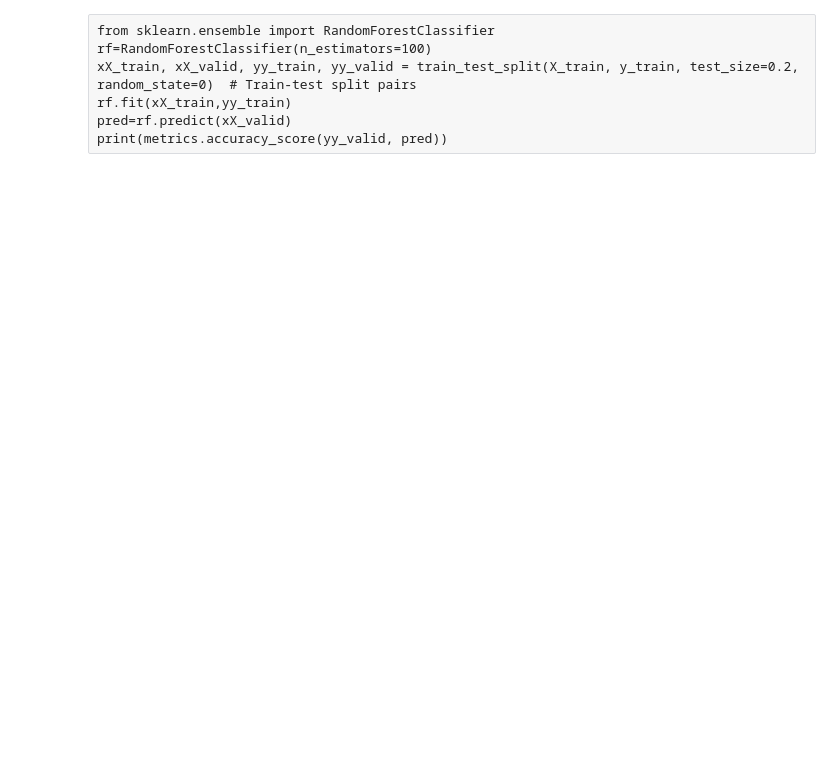
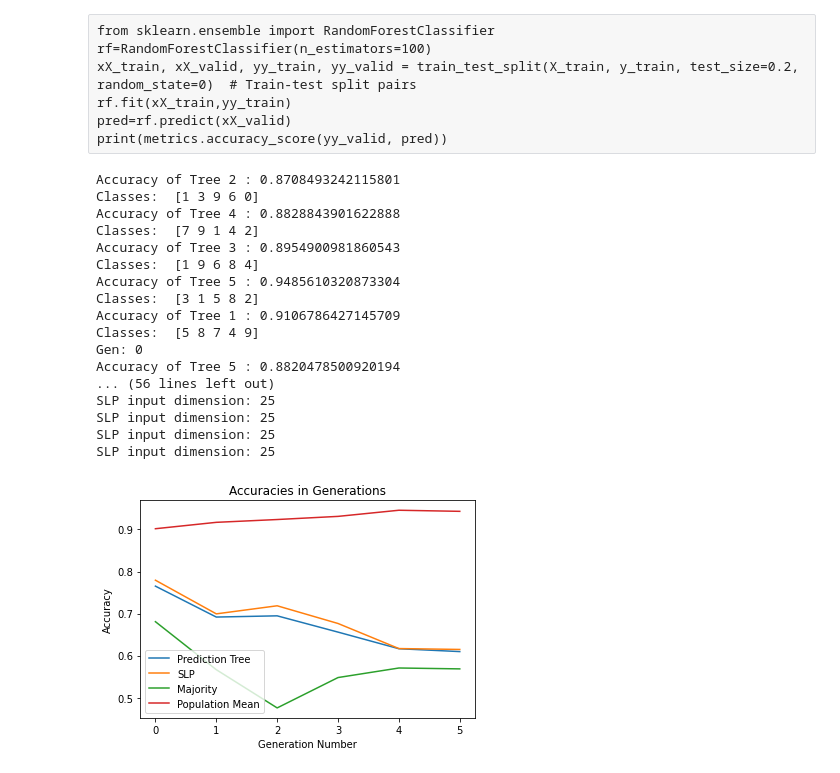
Before and after one commit to ArmanHZ/CS_454_Project, a Jupyter notebook: slp_decision_tree.ipynb, the cells around one changed output. Cells and saved outputs as stored; diff of their text form; code cells hidden in the pictures; blank space fills up the shorter version.

Commit message:
model analysis added

```diff
--- a/slp_decision_tree.ipynb
+++ b/slp_decision_tree.ipynb
@@ -391,6 +439,28 @@ print(metrics.accuracy_score(yy_valid, pred))
 m_X_train, m_X_test, m_y_train, m_y_test = mnist_dataset_read('Datasets/MNIST')
 fm_X_train, fm_X_test, fm_y_train, fm_y_test = mnist_dataset_read('Datasets/Fashion_MNIST')
 cf_X_train, cf_y_train, cf_X_test, cf_y_test = load_data_cifar()
+# %%
+cgfc = CustomGeneticForestClassifier(N=5, generation_number=5, class_percentage = 0.5)
+cgfc.model_analysis(fm_X_train, fm_y_train, fm_X_test, fm_y_test)
+# %% [output]
+Accuracy of Tree 2 : 0.8708493242115801
+Classes:  [1 3 9 6 0]
+Accuracy of Tree 4 : 0.8828843901622888
+Classes:  [7 9 1 4 2]
+Accuracy of Tree 3 : 0.8954900981860543
+Classes:  [1 9 6 8 4]
+Accuracy of Tree 5 : 0.9485610320873304
+Classes:  [3 1 5 8 2]
+Accuracy of Tree 1 : 0.9106786427145709
+Classes:  [5 8 7 4 9]
+Gen: 0
+Accuracy of Tree 5 : 0.8820478500920194
+... (56 lines left out)
+SLP input dimension: 25
+SLP input dimension: 25
+SLP input dimension: 25
+SLP input dimension: 25
+[figure, added]
 # %%
 # MNIST
 print("MNIST\n")
```
Also changed, not shown: parts of 5 cells of this notebook.
